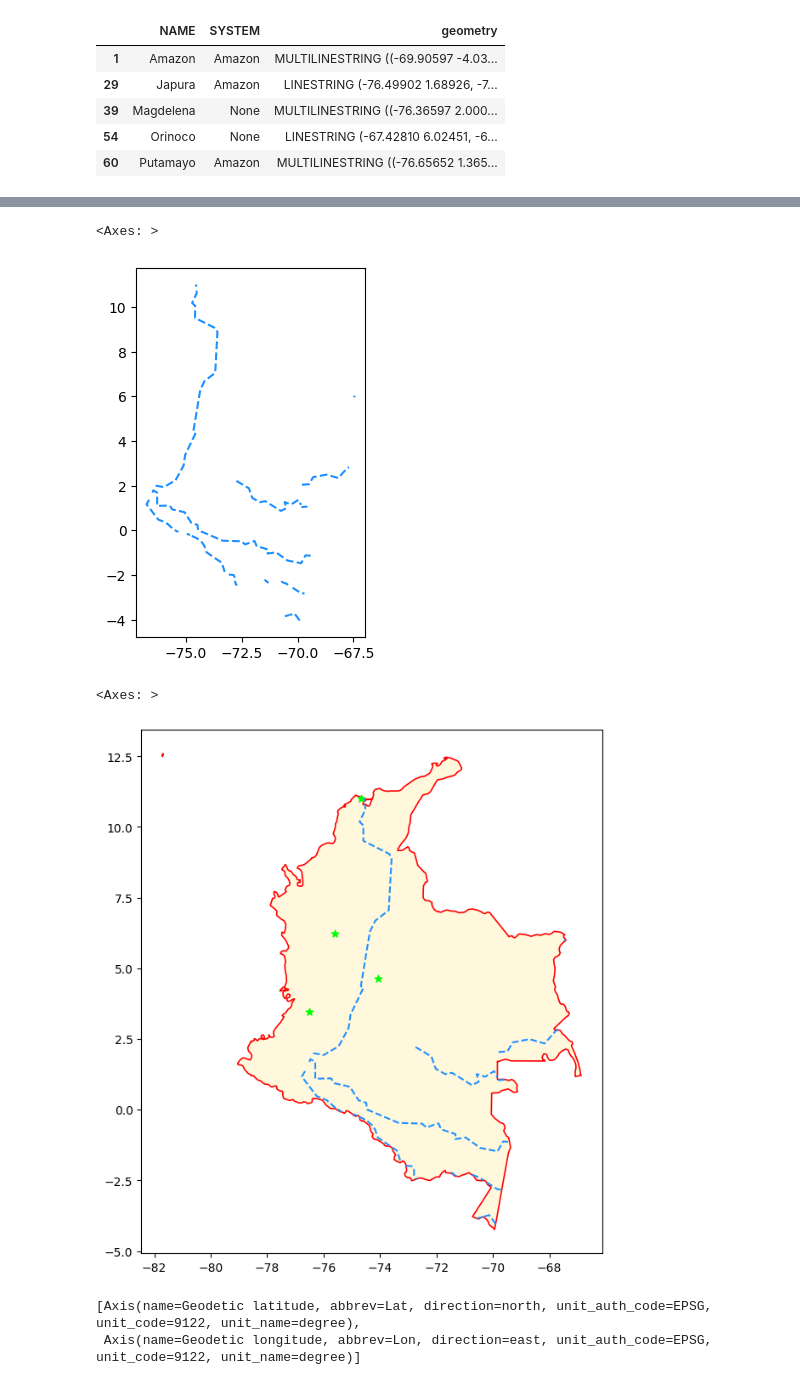
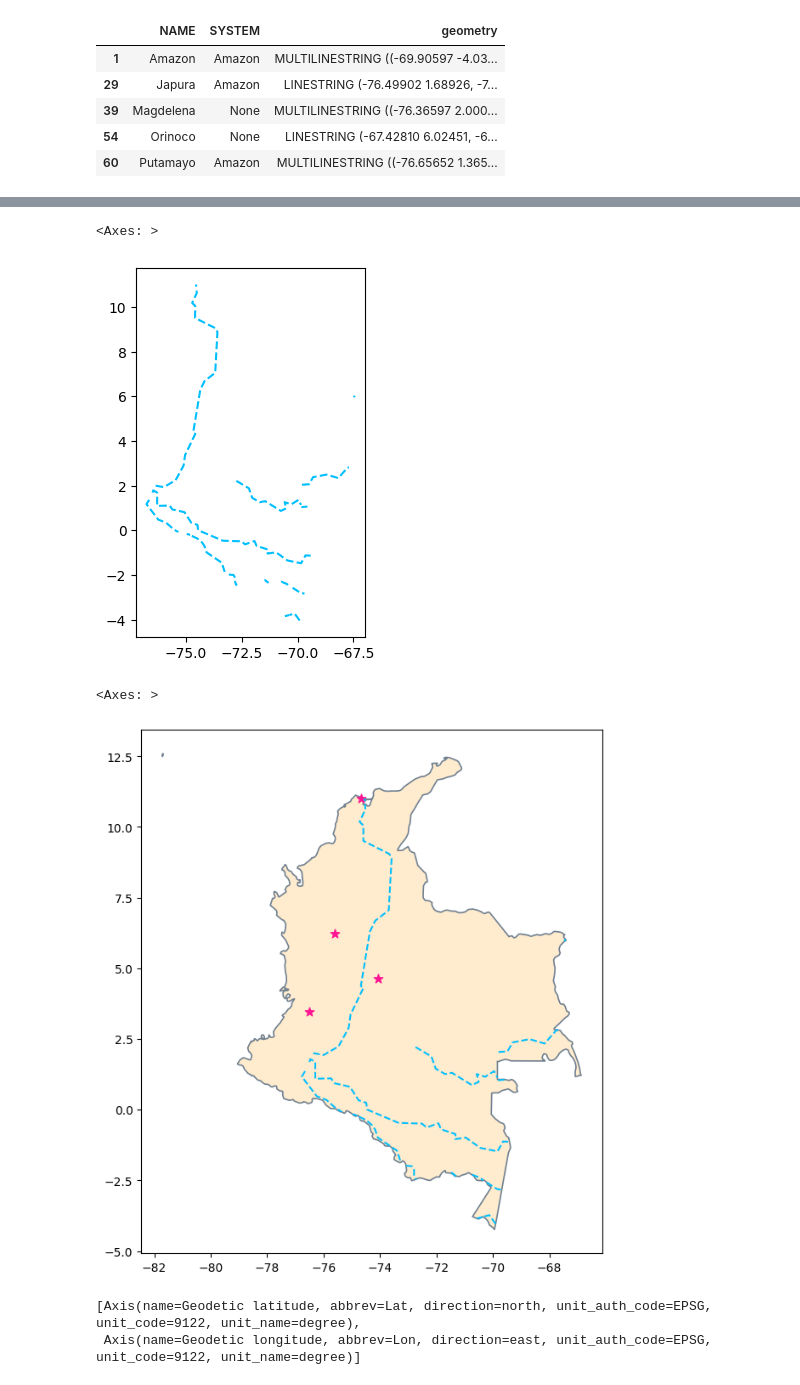
Before and after one commit to ZairaYacsavilca/simpleplot, a Jupyter notebook: Untitled.ipynb, the cells around one changed output, grey strips where cells are left out. Cells and saved outputs as stored; diff of their text form; code cells hidden in the pictures.

```diff
--- a/Untitled.ipynb
+++ b/Untitled.ipynb
@@ -77,18 +77,18 @@ cities_colombia.plot(facecolor="violet", marker="*", markersize=60)
 # %%
 #Por último, añadimos la hidrografía
 #Le cambiamos de color, el estilo de las líneas y su grosor
-rivers_colombia.plot(edgecolor="dodgerblue", linestyle="dashed", linewidth=1.5)
+rivers_colombia.plot(edgecolor="deepskyblue", linestyle="dashed", linewidth=1.5)
 # %% [output]
 <Axes: >
-[figure, old version]
+[figure, new version]
 # %%
 #Mostramos la versión recortada
-base = colombia.plot(facecolor='cornsilk', edgecolor='red', linewidth=1.2,figsize=(10,8))
-cities_colombia.plot(marker='*', color='lime', markersize=40,ax=base)
-rivers_colombia.plot(edgecolor='dodgerblue', linestyle='dashed', linewidth=1.5,ax=base)
+base = colombia.plot(facecolor='blanchedalmond', edgecolor='slategray', linewidth=1.2,figsize=(10,8))
+cities_colombia.plot(marker='*', color='deeppink', markersize=60,ax=base)
+rivers_colombia.plot(edgecolor='deepskyblue', linestyle='dashed', linewidth=1.5,ax=base)
 # %% [output]
 <Axes: >
-[figure, old version]
+[figure, new version]
 # %%
 #Verificamos el CRS está proyectado o no
 colombia.crs.axis_info
```
Also changed, not shown: parts of 8 cells of this notebook, 1 other file.
